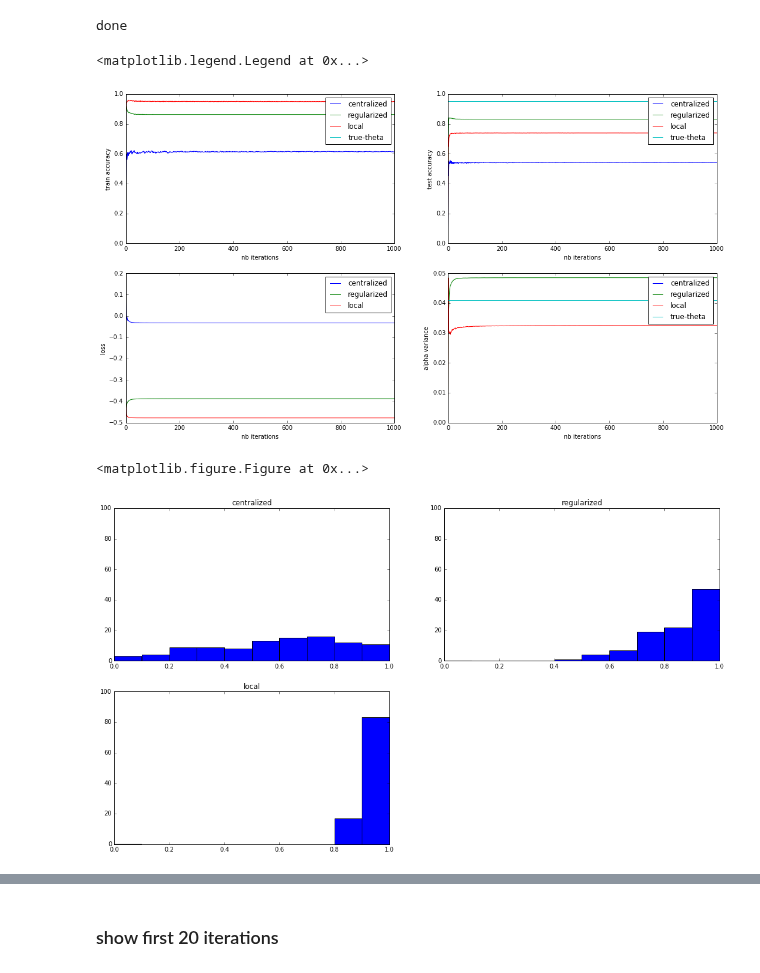
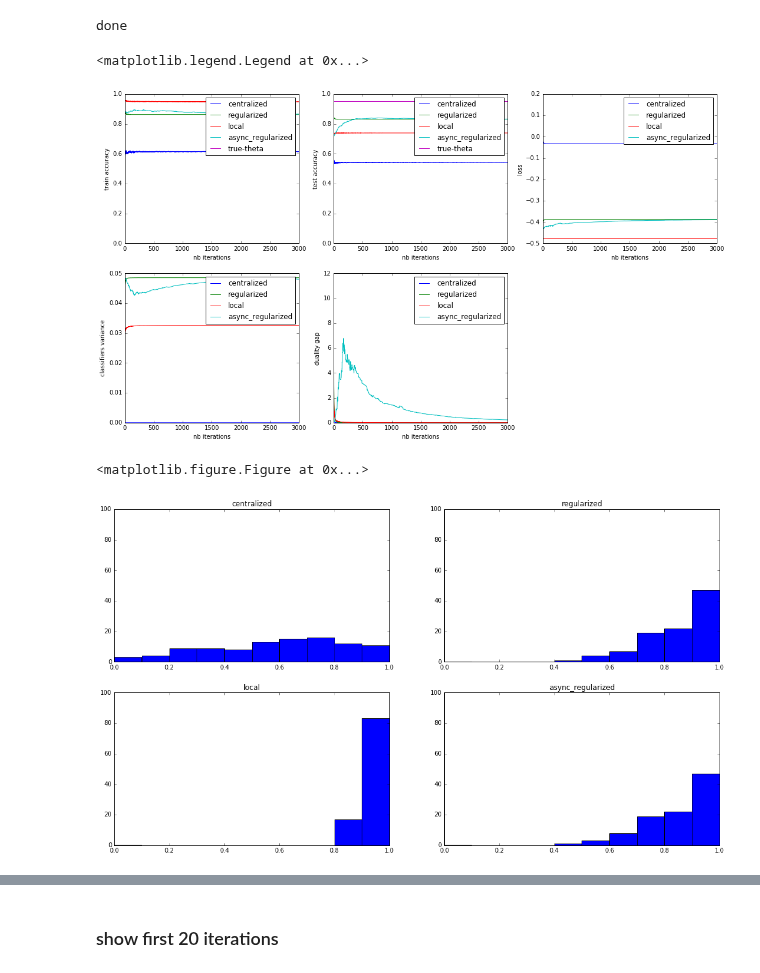
Before and after one commit to vzantedeschi/Dada, a Jupyter notebook: notebooks/Synthetic Graph.ipynb, the cells around one changed output, grey strips where cells are left out. Drawn from its saved outputs; the diff is of its cells as text; code cells hidden in the pictures.

Commit message:
async algorithm

```diff
--- a/notebooks/Synthetic Graph.ipynb
+++ b/notebooks/Synthetic Graph.ipynb
@@ -26,7 +26,7 @@ import matplotlib.pyplot as plt
 %matplotlib inline
 # %%
 # set graph of nodes with local personalized data
-NB_ITER = 1000
+NB_ITER = 3000
 N = 100
 D = 20
 NOISE_R = 0.05
@@ -58,6 +58,10 @@ results["regularized"] = regularized_local_FW(nodes_copy, D, NB_ITER, mu=MU, cal
 hist_accuracies["regularized"] = accuracies(nodes_copy)
 
 nodes_copy = deepcopy(nodes)
+results["async_regularized"] = async_regularized_local_FW(nodes_copy, D, NB_ITER, mu=MU, callbacks=callbacks)
+hist_accuracies["async_regularized"] = accuracies(nodes_copy)
+
+nodes_copy = deepcopy(nodes)
 results["local"] = local_FW(nodes_copy, D, NB_ITER, callbacks=callbacks)
 hist_accuracies["local"] = accuracies(nodes_copy)
 
@@ -73,44 +77,54 @@ done
 # %%
 plt.figure(1, figsize=(18, 10))
 
-plt.subplot(221)
+plt.subplot(231)
 plt.xlabel('nb iterations')
 plt.ylabel('train accuracy')
 
 for k, r_list in results.items():
     plt.plot(range(len(r_list)), [r['accuracy'][0] for r in r_list], label='{}'.format(k))
+# add results of true thetas
 plt.plot(range(len(r_list)), [acc[0]]*len(r_list), label='true-theta')
 plt.legend()
 
-plt.subplot(222)
+plt.subplot(232)
 plt.xlabel('nb iterations')
 plt.ylabel('test accuracy')
 
 for k, r_list in results.items():
     plt.plot(range(len(r_list)), [r['accuracy'][1] for r in r_list], label='{}'.format(k))
 plt.plot(range(len(r_list)), [acc[1]]*len(r_list), label='true-theta')
 plt.legend()
 
-plt.subplot(223)
+plt.subplot(233)
 plt.xlabel('nb iterations')
 plt.ylabel('loss')
 
 for k, r_list in results.items():
     plt.plot(range(len(r_list)), [r['loss'] for r in r_list], label='{}'.format(k))
 
 plt.legend()
 
-plt.subplot(224)
+plt.subplot(234)
 plt.xlabel('nb iterations')
-plt.ylabel('alpha variance')
+plt.ylabel('classifiers variance')
 
 for k, r_list in results.items():
     plt.plot(range(len(r_list)), [r['clf-variance'] for r in r_list], label='{}'.format(k))
-plt.plot(range(len(r_list)), [clf_var]*len(r_list), label='true-theta')
+
 plt.legend()
+
+plt.subplot(235)
+plt.xlabel('nb iterations')
+plt.ylabel('duality gap')
+
+for k, r_list in results.items():
+    plt.plot(range(len(r_list)), [r['duality-gap'] for r in r_list], label='{}'.format(k))
+
+plt.legend()
 # %% [output]
 <matplotlib.legend.Legend at 0x...>
-[figure, old version]
+[figure, new version]
 # %%
 plt.suptitle("Histograms Train Accuracies")
 plt.figure(2, figsize=(18, 10))
@@ -123,7 +137,7 @@ for i, (k, r_list) in enumerate(hist_accuracies.items()):
     plt.hist(r_list[0], 10, range=(0, 1))
 # %% [output]
 <matplotlib.figure.Figure at 0x...>
-[figure, old version]
+[figure, new version]
 # %%
 plt.suptitle("Histograms Test Accuracies")
 
```
Also changed, not shown: parts of 3 cells of this notebook, 2 other files.
